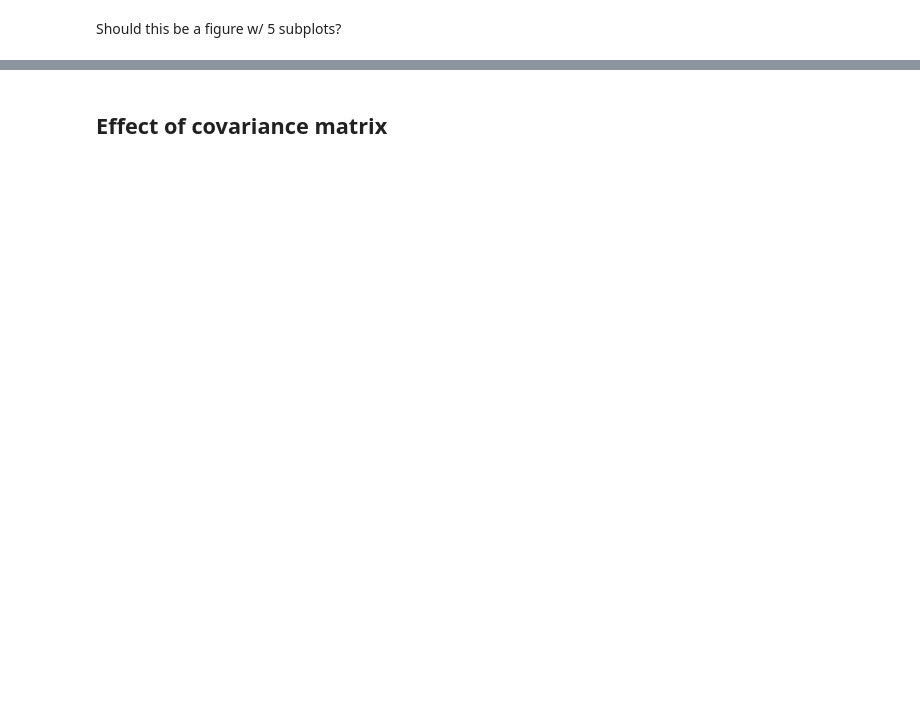
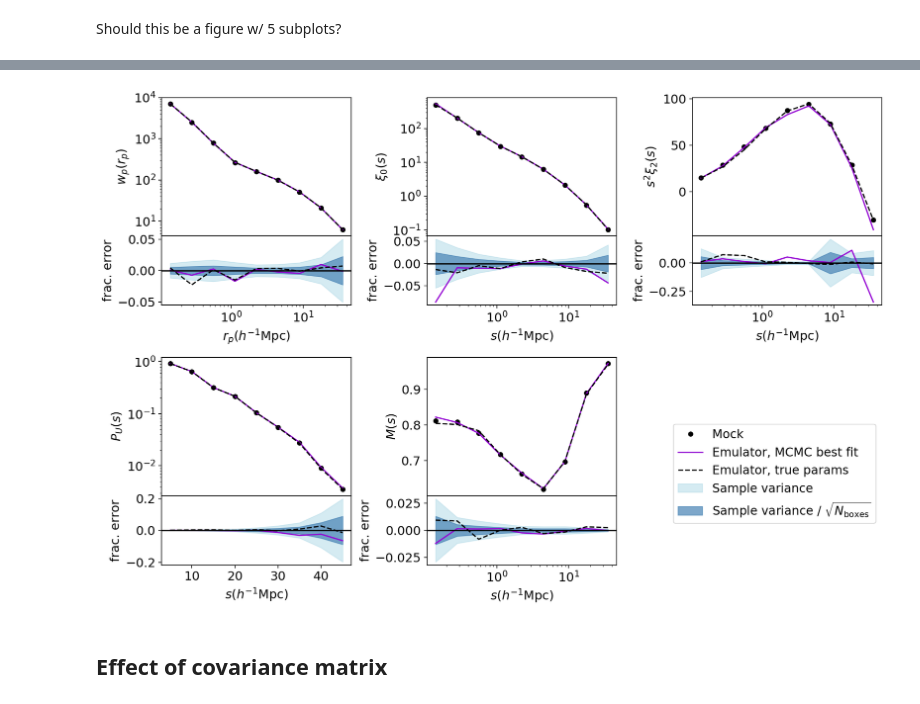
Before and after one commit to kstoreyf/aemulator, a Jupyter notebook: notebooks/2021-10-04_paper_figures.ipynb, the cells around one changed output, grey strips where cells are left out. Cells and saved outputs as stored; diff of their text form; code cells hidden in the pictures; blank space fills up the shorter version.

```diff
--- a/notebooks/2021-10-04_paper_figures.ipynb
+++ b/notebooks/2021-10-04_paper_figures.ipynb
@@ -162,3 +168,7 @@ for i, statistic in enumerate(statistics):
+# %%
+plot_best_fit_figure(statistics)
+# %% [output]
+[figure, added]
 # %% [markdown]
 ## Effect of covariance matrix
 # %%
```
Also changed, not shown: parts of 10 cells of this notebook, 1 other file.
